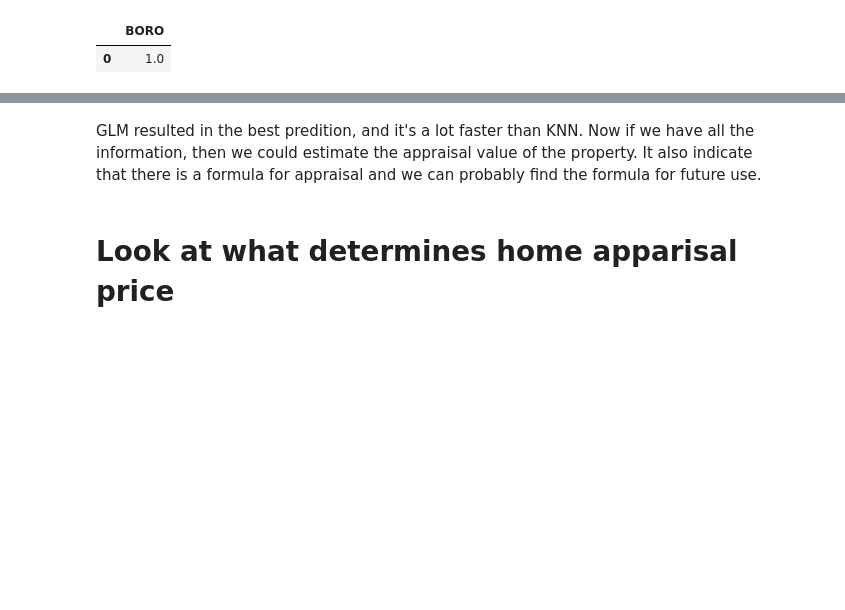
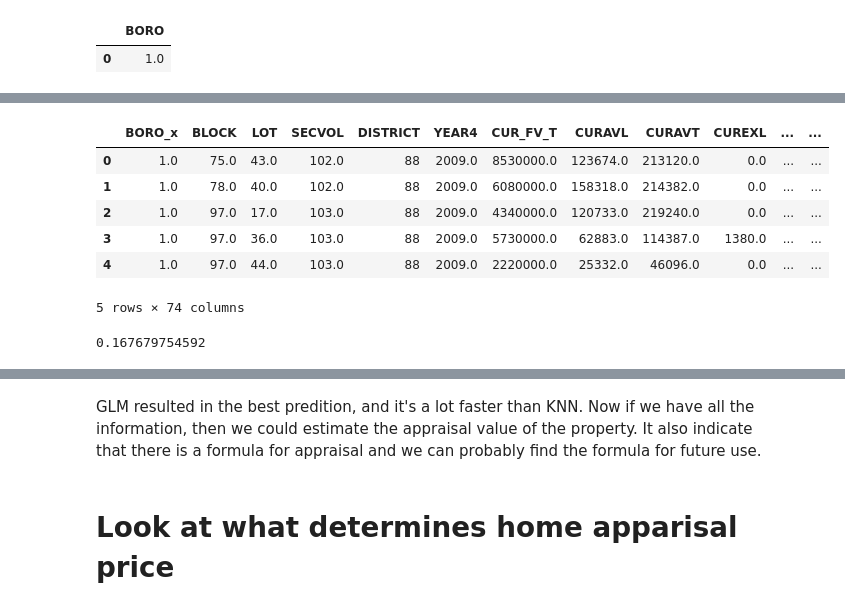
Before and after one commit to yangliu2/DataIncubator, a Jupyter notebook: Finding_home.ipynb, the cells around one changed output, grey strips where cells are left out. Cells and saved outputs as stored; diff of their text form; code cells hidden in the pictures; blank space fills up the shorter version.

```diff
--- a/Finding_home.ipynb
+++ b/Finding_home.ipynb
@@ -514,2 +522,7 @@ num_data.head()
+# %%
+# drop the price related features so they are not used in model
+num_data = num_data.drop('CUR_FV_L', axis=1)
+num_data = num_data.drop('NEW_FV_L', axis=1)
+num_data = num_data.drop('NEW_FV_T', axis=1)
 # %%
 from sklearn.linear_model import LinearRegression
@@ -613,0 +653,17 @@ print linear_model.score(X_test, y_test)
+# %%
+merged.head()
+# %% [output]
+|  | BORO_x | BLOCK | LOT | SECVOL | DISTRICT | YEAR4 | CUR_FV_T | CURAVL | CURAVT | CUREXL | ... | ... |
+| 0 | 1.0 | 75.0 | 43.0 | 102.0 | 88 | 2009.0 | 8530000.0 | 123674.0 | 213120.0 | 0.0 | ... | ... |
+| 1 | 1.0 | 78.0 | 40.0 | 102.0 | 88 | 2009.0 | 6080000.0 | 158318.0 | 214382.0 | 0.0 | ... | ... |
+| 2 | 1.0 | 97.0 | 17.0 | 103.0 | 88 | 2009.0 | 4340000.0 | 120733.0 | 219240.0 | 0.0 | ... | ... |
+| 3 | 1.0 | 97.0 | 36.0 | 103.0 | 88 | 2009.0 | 5730000.0 | 62883.0 | 114387.0 | 1380.0 | ... | ... |
+| 4 | 1.0 | 97.0 | 44.0 | 103.0 | 88 | 2009.0 | 2220000.0 | 25332.0 | 46096.0 | 0.0 | ... | ... |
+5 rows × 74 columns
+# %%
+X_train, X_test, y_train, y_test = train_test_split(X, y, test_size=0.2)
+linear_model = LinearRegression()
+linear_model.fit(X_train, y_train)
+print linear_model.score(X_test, y_test)
+# %% [output]
+0.167679754592
```
Also changed, not shown: parts of 33 cells of this notebook, 23 other files.
